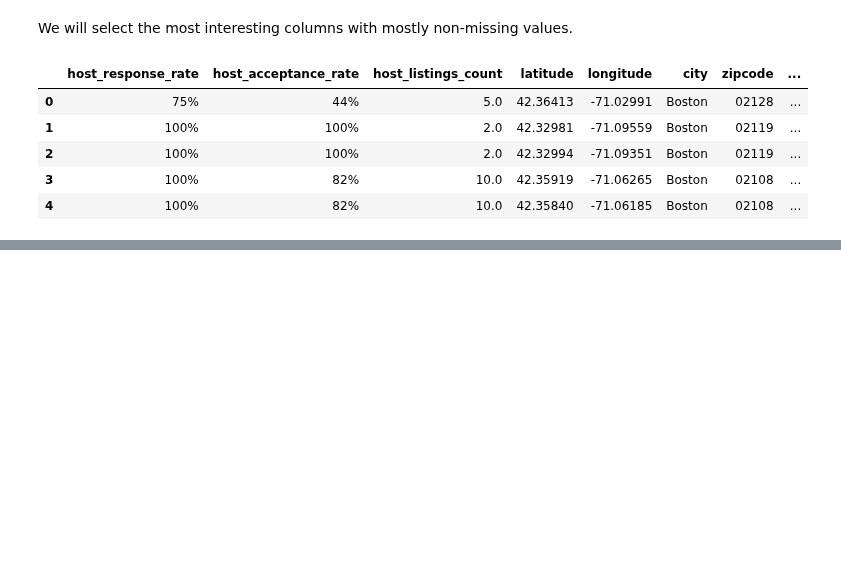
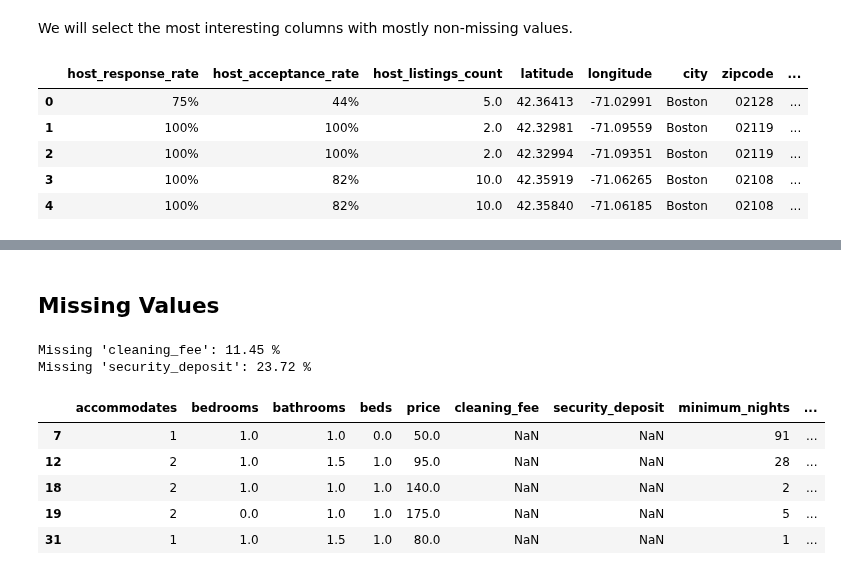
Before and after one commit to Jahnic/Data-Science, a Jupyter notebook: AirBnBClustering/k-means.ipynb, the cells around one changed output, grey strips where cells are left out. Cells and saved outputs as stored; diff of their text form; code cells hidden in the pictures; blank space fills up the shorter version.

```diff
--- a/AirBnBClustering/k-means.ipynb
+++ b/AirBnBClustering/k-means.ipynb
@@ -101,0 +130,18 @@ memory usage: 483.9+ KB
+# %% [markdown]
+## Missing Values
+# %%
+n_records = train_df.shape[0]
+print("Missing 'cleaning_fee':", round(100 * train_df.cleaning_fee.isnull().sum() / n_records, 2), "%")
+print("Missing 'security_deposit':", round(100 * train_df.security_deposit.isnull().sum() / n_records, 2), "%")
+# %% [output]
+Missing 'cleaning_fee': 11.45 %
+Missing 'security_deposit': 23.72 %
+# %%
+train_df[train_df.cleaning_fee.isnull()].head()
+# %% [output]
+|  | accommodates | bedrooms | bathrooms | beds | price | cleaning_fee | security_deposit | minimum_nights | ... |
+| 7 | 1 | 1.0 | 1.0 | 0.0 | 50.0 | NaN | NaN | 91 | ... |
+| 12 | 2 | 1.0 | 1.5 | 1.0 | 95.0 | NaN | NaN | 28 | ... |
+| 18 | 2 | 1.0 | 1.0 | 1.0 | 140.0 | NaN | NaN | 2 | ... |
+| 19 | 2 | 0.0 | 1.0 | 1.0 | 175.0 | NaN | NaN | 5 | ... |
+| 31 | 1 | 1.0 | 1.5 | 1.0 | 80.0 | NaN | NaN | 1 | ... |
```
Also changed, not shown: parts of 15 cells of this notebook, 1 other file.
